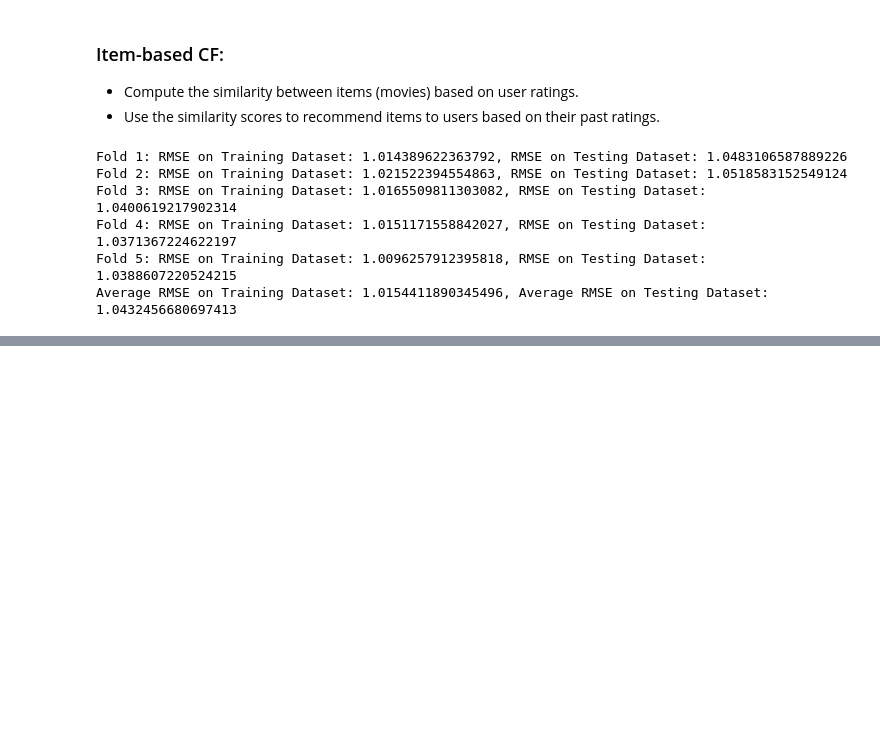
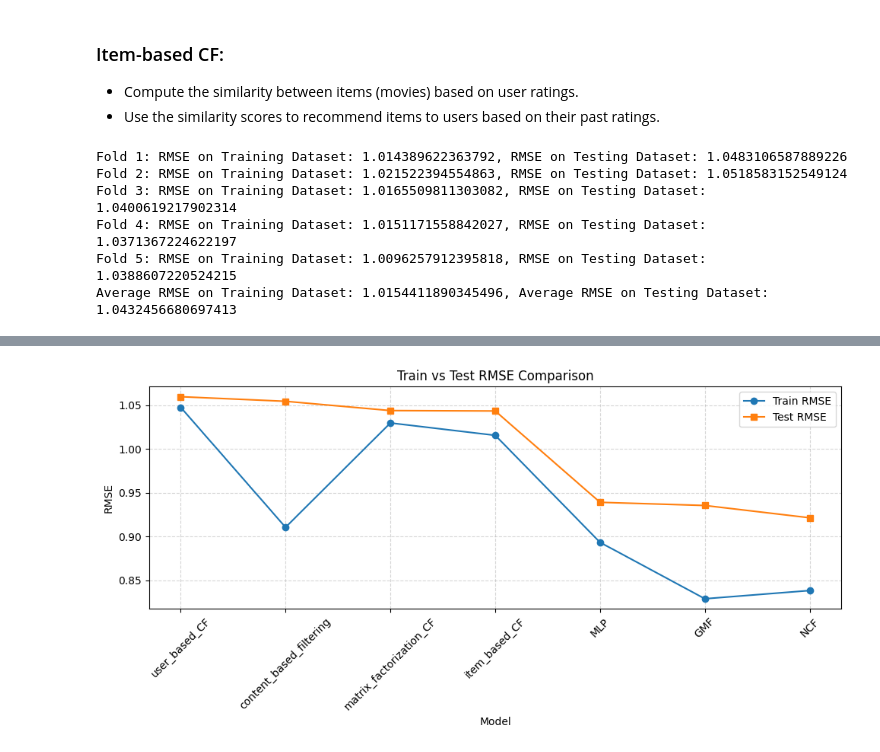
Before and after one commit to tinta2510/Recommendation-System-for-MovieLens, a Jupyter notebook: src/model_evaluation.ipynb, the cells around one changed output, grey strips where cells are left out. Cells and saved outputs as stored; diff of their text form; code cells hidden in the pictures; blank space fills up the shorter version.

Commit message:
Evaluated models

```diff
--- a/src/model_evaluation.ipynb
+++ b/src/model_evaluation.ipynb
@@ -118,9 +119,10 @@ Average RMSE on Training Dataset: [0.89640774], Average RMSE on Testing Dataset:
 # Run content-based filtering on the dataset with TF-IDF item features
 total_rmse_train = 0
 total_rmse_test = 0
+alpha = 0.8
 for i in range(0, 5):
     # Use the TF-IDF transformed item features
-    recommender = ContentBasedFiltering(n_users, n_items, item_features.to_numpy())
+    recommender = ContentBasedFiltering(n_users, n_items, item_features.to_numpy(), alpha)
     recommender.fit(training_ratings[i])
 
     rmse_training = recommender.evaluateRMSE(training_ratings[i])
@@ -129,4 +131,8 @@ for i in range(0, 5):
     total_rmse_train += rmse_training
     total_rmse_test += rmse_test
 print(f"Average RMSE on Training Dataset: {total_rmse_train/5}, Average RMSE on Testing Dataset: {total_rmse_test/5}")
+results['content_based_filtering'] = {
+    'train_rmse': total_rmse_train / 5,
+    'test_rmse': total_rmse_test / 5
+}
 # %% [output]
@@ -157,6 +167,10 @@ for i in range(0, 5):
     total_rmse_train += rmse_training
     total_rmse_test += rmse_test
 print(f"Average RMSE on Training Dataset: {total_rmse_train/5}, Average RMSE on Testing Dataset: {total_rmse_test/5}")
+results['user_based_CF'] = {
+    'train_rmse': total_rmse_train / 5,
+    'test_rmse': total_rmse_test / 5
+}
 # %% [output]
 Fold 1: RMSE on Training Dataset: 1.0330093580940434, RMSE on Testing Dataset: 1.0690665424742682
 Fold 2: RMSE on Training Dataset: 1.0567169655907669, RMSE on Testing Dataset: 1.0704344072354874
@@ -184,6 +198,10 @@ for i in range(0, 5):
     total_rmse_train += rmse_training
     total_rmse_test += rmse_test
 print(f"Average RMSE on Training Dataset: {total_rmse_train/5}, Average RMSE on Testing Dataset: {total_rmse_test/5}")
+results['item_based_CF'] = {
+    'train_rmse': total_rmse_train / 5,
+    'test_rmse': total_rmse_test / 5
+}
 # %% [output]
 Fold 1: RMSE on Training Dataset: 1.014389622363792, RMSE on Testing Dataset: 1.0483106587889226
 Fold 2: RMSE on Training Dataset: 1.021522394554863, RMSE on Testing Dataset: 1.0518583152549124
@@ -193,0 +487,6 @@ Average RMSE on Training Dataset: 1.0154411890345496, Average RMSE on Testing Da
+# %%
+### Sort the models by RMSE on the test set
+sorted_models = sorted(results.items(), key=lambda x: x[1]['test_rmse'])[::-1]
+models = [m[0] for m in sorted_models]
+train_rmse = [m[1]['train_rmse'] for m in sorted_models]
+test_rmse = [m[1]['test_rmse'] for m in sorted_models]
@@ -193,0 +520,16 @@ Average RMSE on Training Dataset: 1.0154411890345496, Average RMSE on Testing Da
+# %%
+import matplotlib.pyplot as plt
+plt.figure(figsize=(10, 5))
+plt.plot(models, train_rmse, marker='o', label='Train RMSE')
+plt.plot(models, test_rmse, marker='s', label='Test RMSE')
+
+plt.xlabel('Model')
+plt.ylabel('RMSE')
+plt.xticks(rotation=45)
+plt.title('Train vs Test RMSE Comparison')
+plt.legend()
+plt.grid(True, linestyle='--', alpha=0.5)
+plt.tight_layout()
+plt.show()
+# %% [output]
+[figure, added]
```
Also changed, not shown: parts of 23 cells of this notebook, 9 other files.
